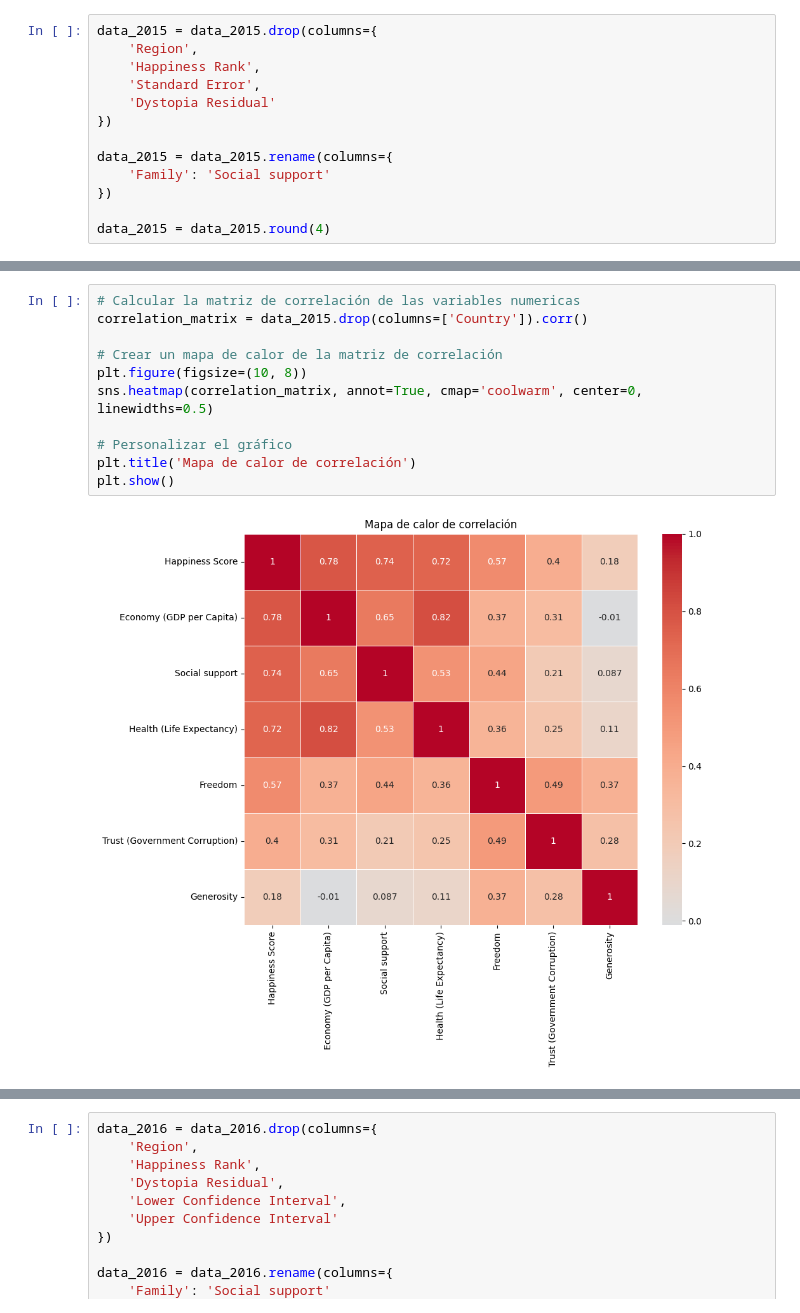
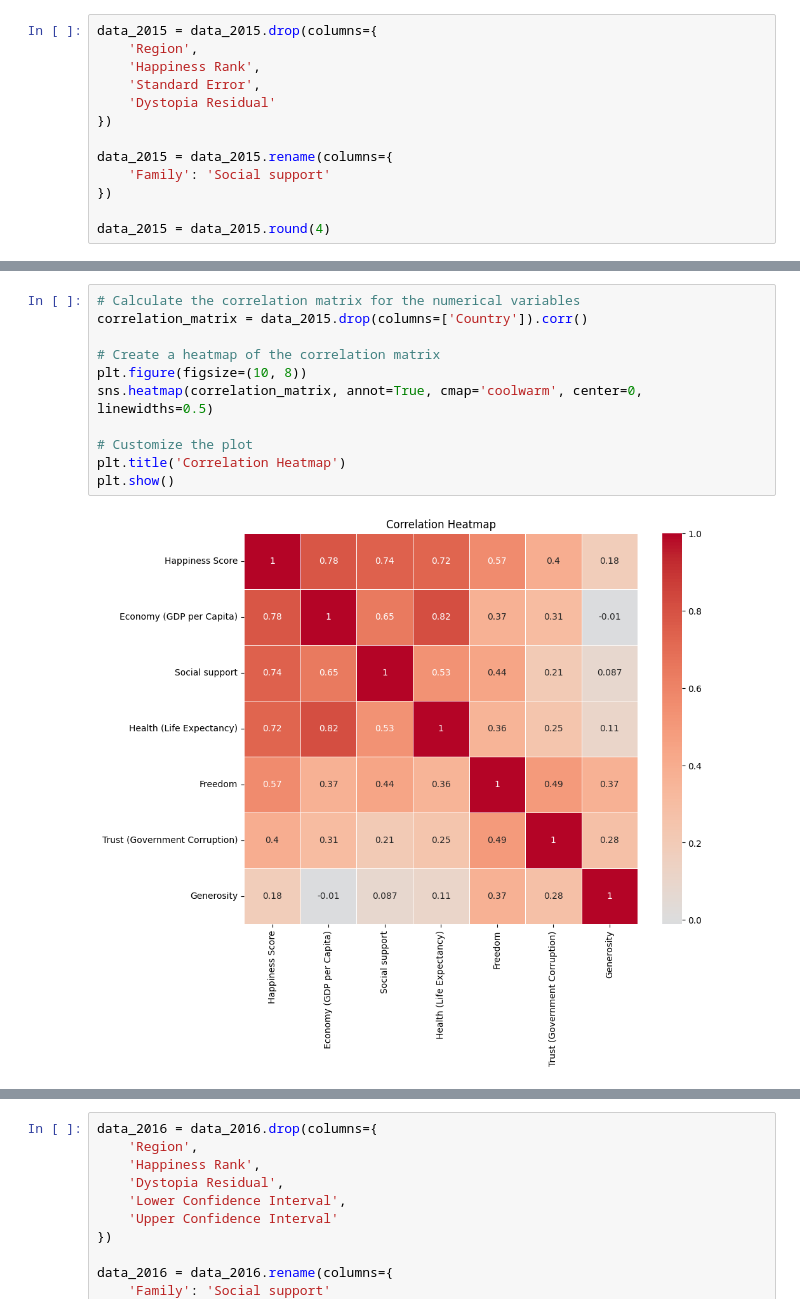
Before and after one commit to JuanmaLopi/Regresion_Model, a Jupyter notebook: NoteBooks/000_EDA.ipynb, the cells around one changed output, grey strips where cells are left out. Saved outputs shown, nothing was run; the diff lists cells and outputs as text.

```diff
--- a/NoteBooks/000_EDA.ipynb
+++ b/NoteBooks/000_EDA.ipynb
@@ -71,13 +71,13 @@ El mapa de calor nos permitirá ver qué variables están altamente correlaciona
 # %%
-# Calcular la matriz de correlación de las variables numericas
+# Calculate the correlation matrix for the numerical variables
 correlation_matrix = data_2015.drop(columns=['Country']).corr()
 
-# Crear un mapa de calor de la matriz de correlación
+# Create a heatmap of the correlation matrix
 plt.figure(figsize=(10, 8))
 sns.heatmap(correlation_matrix, annot=True, cmap='coolwarm', center=0, linewidths=0.5)
 
-# Personalizar el gráfico
-plt.title('Mapa de calor de correlación')
+# Customize the plot
+plt.title('Correlation Heatmap')
 plt.show()
 # %% [output]
-[figure, old version]
+[figure, new version]
```
Also changed, not shown: parts of 46 cells of this notebook, 7 other files.
